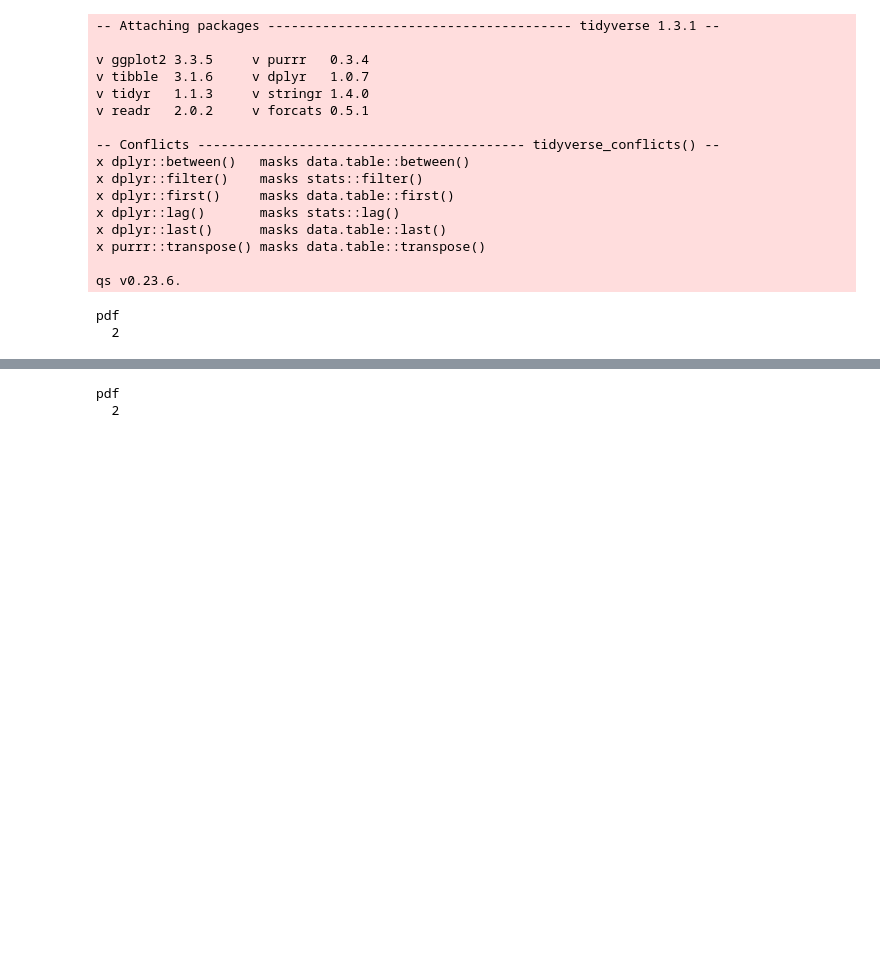
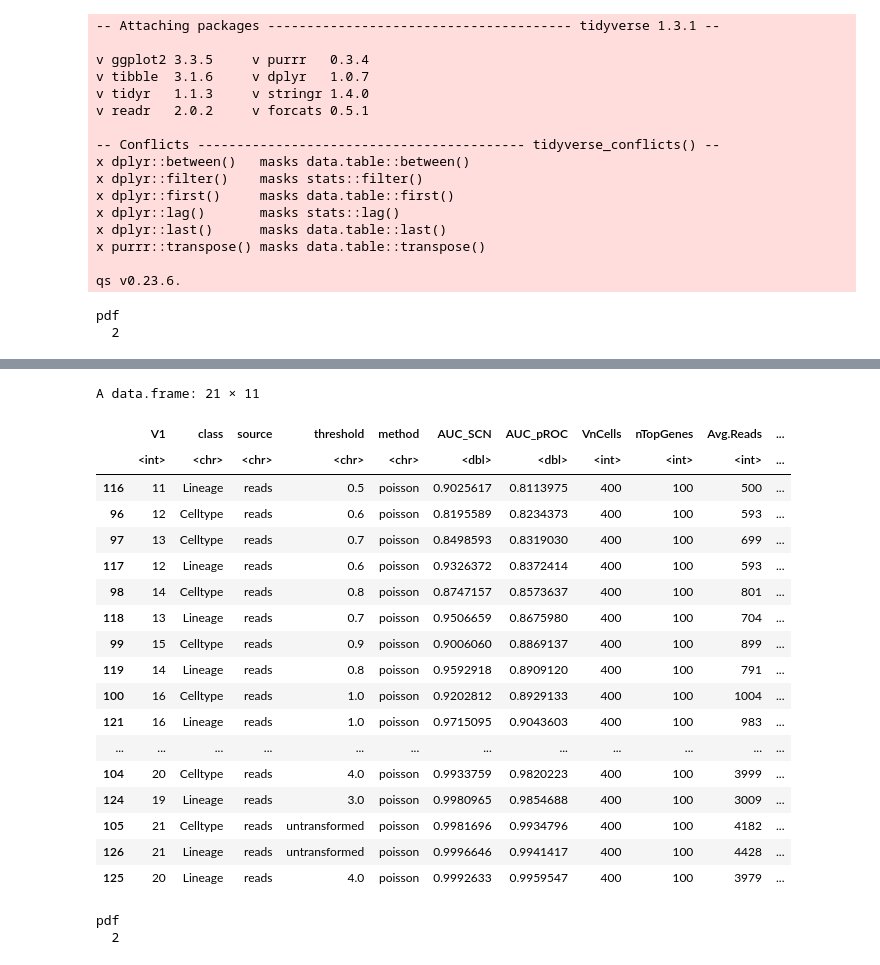
Before and after one commit to ibishara/scRNA-QC, a Jupyter notebook: 006_plots.ipynb, the cells around one changed output, grey strips where cells are left out. Saved outputs shown, nothing was run; the diff lists cells and outputs as text; code cells hidden in the pictures; blank space fills up the shorter version.

```diff
--- a/006_plots.ipynb
+++ b/006_plots.ipynb
@@ -273,3 +338,28 @@ pdf
+# %%
+
+
+data <- data[order(data$AUC_pROC),]
+data[22:42,]
+# %% [output]
+A data.frame: 21 × 11
+|  | V1 | class | source | threshold | method | AUC_SCN | AUC_pROC | VnCells | nTopGenes | Avg.Reads | ... |
+|  | <int> | <chr> | <chr> | <chr> | <chr> | <dbl> | <dbl> | <int> | <int> | <int> | ... |
+| 116 | 11 | Lineage | reads | 0.5 | poisson | 0.9025617 | 0.8113975 | 400 | 100 | 500 | ... |
+| 96 | 12 | Celltype | reads | 0.6 | poisson | 0.8195589 | 0.8234373 | 400 | 100 | 593 | ... |
+| 97 | 13 | Celltype | reads | 0.7 | poisson | 0.8498593 | 0.8319030 | 400 | 100 | 699 | ... |
+| 117 | 12 | Lineage | reads | 0.6 | poisson | 0.9326372 | 0.8372414 | 400 | 100 | 593 | ... |
+| 98 | 14 | Celltype | reads | 0.8 | poisson | 0.8747157 | 0.8573637 | 400 | 100 | 801 | ... |
+| 118 | 13 | Lineage | reads | 0.7 | poisson | 0.9506659 | 0.8675980 | 400 | 100 | 704 | ... |
+| 99 | 15 | Celltype | reads | 0.9 | poisson | 0.9006060 | 0.8869137 | 400 | 100 | 899 | ... |
+| 119 | 14 | Lineage | reads | 0.8 | poisson | 0.9592918 | 0.8909120 | 400 | 100 | 791 | ... |
+| 100 | 16 | Celltype | reads | 1.0 | poisson | 0.9202812 | 0.8929133 | 400 | 100 | 1004 | ... |
+| 121 | 16 | Lineage | reads | 1.0 | poisson | 0.9715095 | 0.9043603 | 400 | 100 | 983 | ... |
+| ... | ... | ... | ... | ... | ... | ... | ... | ... | ... | ... | ... |
+| 104 | 20 | Celltype | reads | 4.0 | poisson | 0.9933759 | 0.9820223 | 400 | 100 | 3999 | ... |
+| 124 | 19 | Lineage | reads | 3.0 | poisson | 0.9980965 | 0.9854688 | 400 | 100 | 3009 | ... |
+| 105 | 21 | Celltype | reads | untransformed | poisson | 0.9981696 | 0.9934796 | 400 | 100 | 4182 | ... |
+| 126 | 21 | Lineage | reads | untransformed | poisson | 0.9996646 | 0.9941417 | 400 | 100 | 4428 | ... |
+| 125 | 20 | Lineage | reads | 4.0 | poisson | 0.9992633 | 0.9959547 | 400 | 100 | 3979 | ... |
 # %%
 mean.v = -22
 median.v = -20
```
Also changed, not shown: parts of 5 cells of this notebook.
